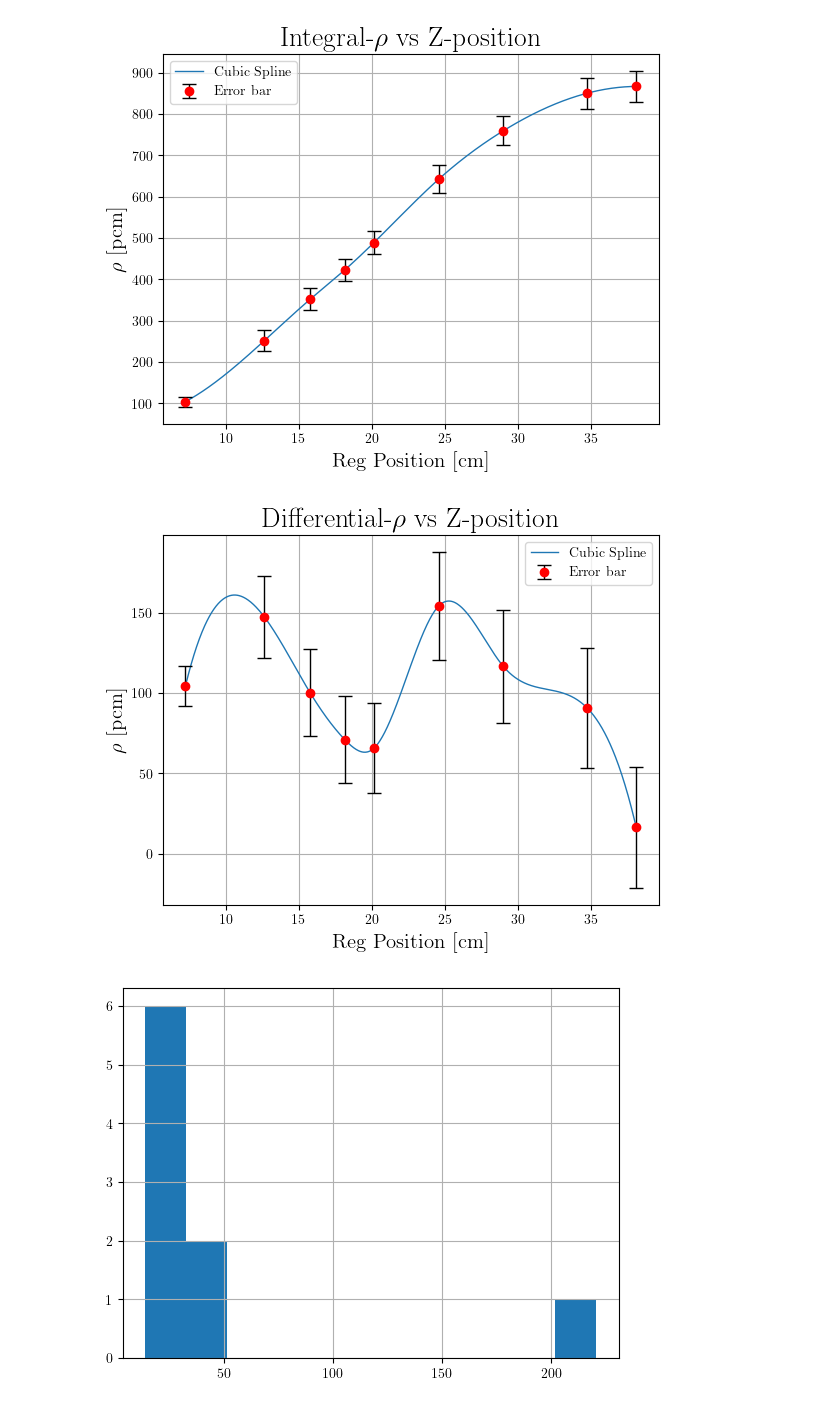
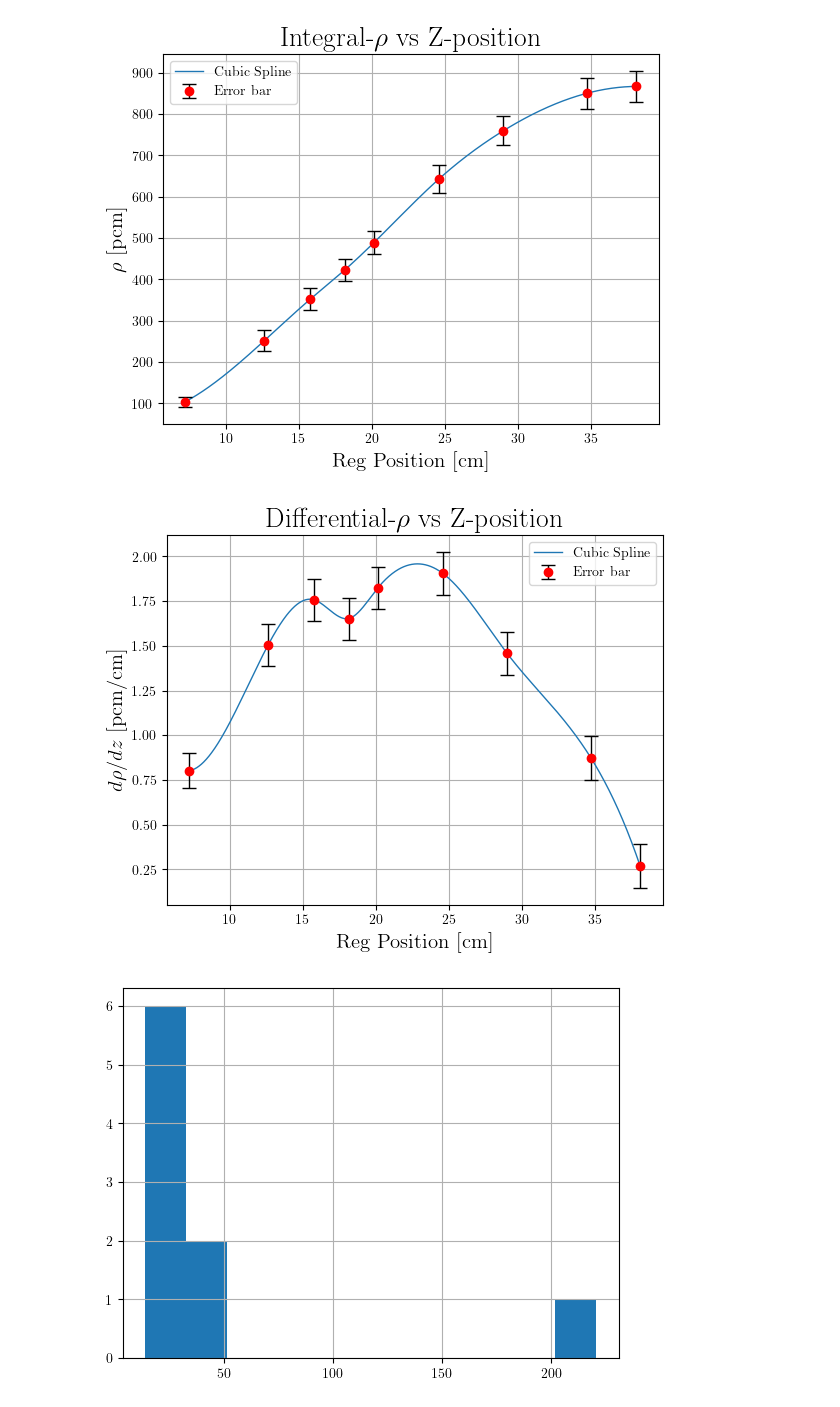
Before and after one commit to 96mat/ENRK, a Jupyter notebook: Report.ipynb, the cells around one changed output. Drawn from its saved outputs; the diff is of its cells as text; code cells hidden in the pictures.

Commit message:
Differential Reactivity plots and errors

```diff
--- a/Report.ipynb
+++ b/Report.ipynb
@@ -301,20 +315,27 @@ plt.savefig('RhoZpos.pdf')
 # %% [output]
 [figure]
 # %%
-f3 = interp1d(dfg.iloc[:,0], dfg.iloc[:,4], kind='cubic')
+yplot=(dfg["Diff. $\rho$"].to_numpy())/(dfg["final_Reg"].to_numpy()-dfg["initial_Reg"].to_numpy())
+xplot=dfg["Reg(cm)"].to_numpy()
+errb1=np.sqrt(np.cumsum((drdtdt/(dfg["initial_Reg"]))**2)) #propagazione errore dividendo per variabile "slide-44 (ENRK_1: CR calibration through reactor period)"
+
+f3 = interp1d(dfg.iloc[:,0], yplot, kind='cubic')
 xnew = np.linspace(dfg.iloc[0,0], dfg.iloc[-1,0], num=1001, endpoint=True)
+
+
+
 plt.plot(xnew, f3(xnew), '-',lw=1,label="Cubic Spline")
-plt.errorbar(dfg.iloc[:,0], dfg.iloc[:,4], yerr=errb ,fmt='o', ecolor = 'k',elinewidth = 1, capsize=5,markeredgewidth=1,label='Error bar',color='r')
+plt.errorbar(xplot, yplot, yerr=errb1 ,fmt='o', ecolor = 'k',elinewidth = 1, capsize=5,markeredgewidth=1,label='Error bar',color='r')
 #plt.plot(x,y,lw=1,label="normal plot")
 #plt.plot(xnew, ynew_Irho, '-', lw=1,label='Piece-Wise linear')
 plt.xlabel(r"Reg Position [cm]",size=15)
-plt.ylabel(r" $\rho$ [pcm]",size=15)
+plt.ylabel(r" $d\rho/dz$ [pcm/cm]",size=15)
 plt.title(r"Differential-$\rho$ vs Z-position ",size=20)
 plt.legend()
 plt.grid()
-plt.savefig('RhoDiffZpos.pdf')
+#plt.savefig('RhoDiffZpos.pdf')
 # %% [output]
-[figure, old version]
+[figure, new version]
 # %%
 import seaborn as sns
 plt.hist(dfg.iloc[:,6], bins=11)
```
Also changed, not shown: parts of 13 cells of this notebook.
